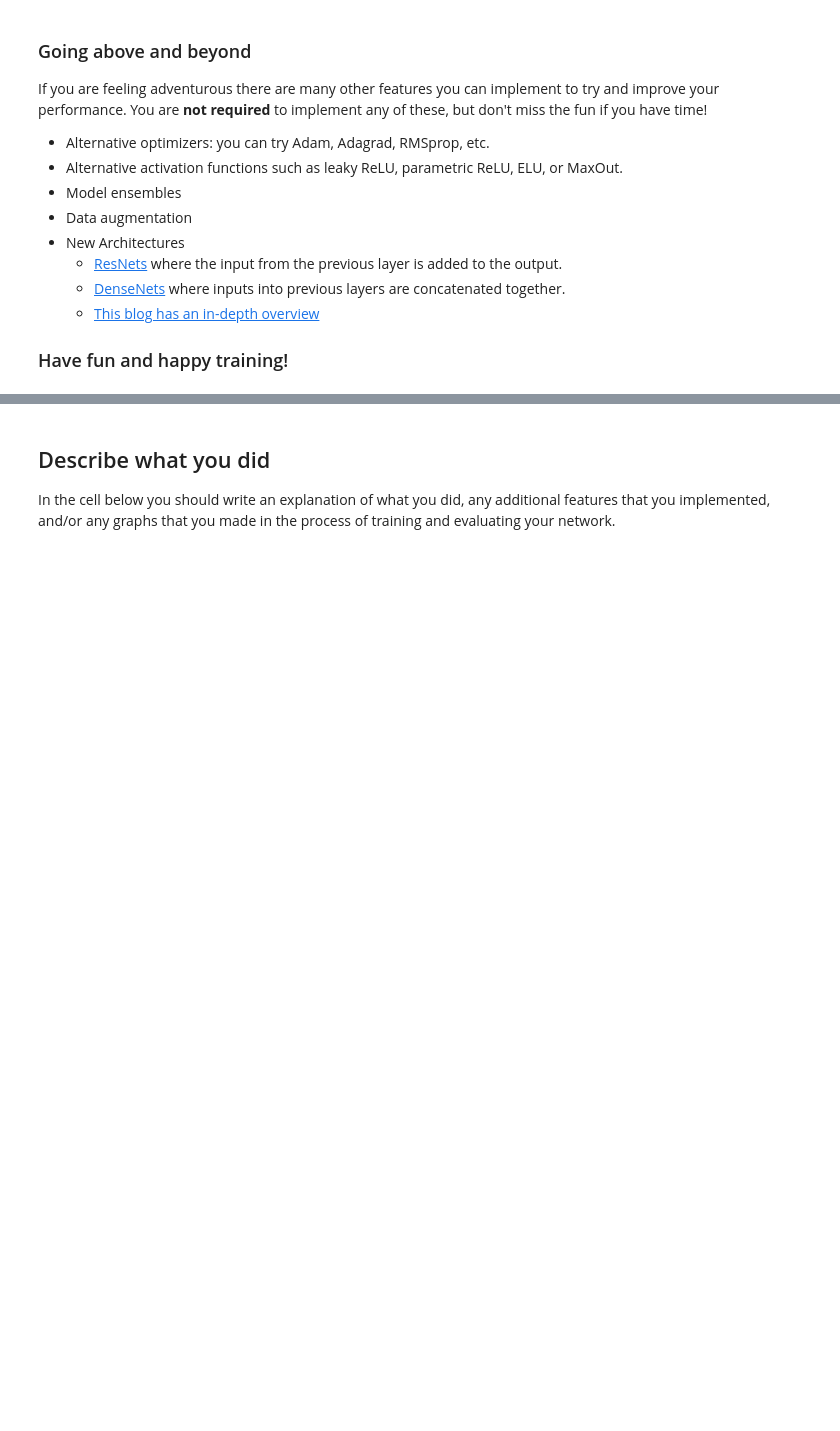
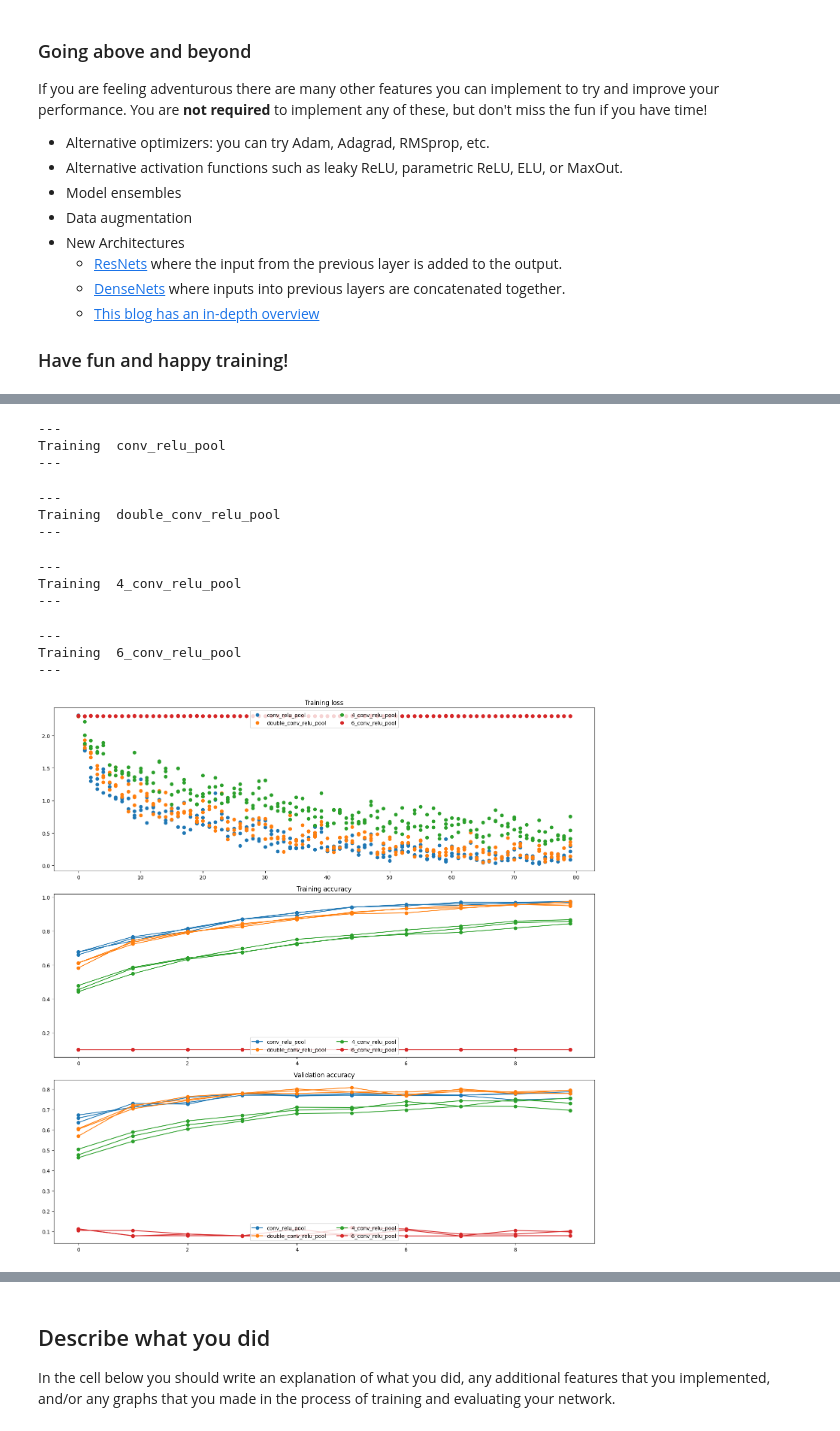
Before and after one commit to burichh/CS231n, a Jupyter notebook: assignment2/PyTorch.ipynb, the cells around one changed output, grey strips where cells are left out. Saved outputs shown, nothing was run; the diff lists cells and outputs as text; code cells hidden in the pictures; blank space fills up the shorter version.

Commit message:
Model architecture analysis added to PyTorch notebook.

```diff
--- a/assignment2/PyTorch.ipynb
+++ b/assignment2/PyTorch.ipynb
@@ -97,7 +102,7 @@ Now, let's load the CIFAR-10 dataset. This might take a couple minutes the first
 In previous parts of the assignment we had to write our own code to download the CIFAR-10 dataset, preprocess it, and iterate through it in minibatches; PyTorch provides convenient tools to automate this process for us.
 # %%
 NUM_TRAIN = 49000
-batch_size = 256
+batch_size = 64
 
 # The torchvision.transforms package provides tools for preprocessing data
 # and for performing data augmentation; here we set up a transform to
@@ -1207,15 +961,0 @@ model_resnet = nn.Sequential(
-# %%
-models = {}
-training_log = {}
-models['conv_relu_pool'] = model_conv_relu_pool
-models['model_double_conv_relu_pool'] = model_double_conv_relu_pool
-models['model_double_conv_bn_relu_pool'] = model_double_conv_bn_relu_pool
-models['model_multi_conv_bn_relu_pool'] = model_multi_conv_bn_relu_pool
-models['model_my_resnet'] = model_my_resnet
-models['model_resnet'] = model_resnet
-
-for name, model in models.items():
-    print('---\nTraining ', name, '\n---')
-    optimizer = optim.SGD(model.parameters(), lr=learning_rate, momentum=0.9, nesterov=True)
-    training_log[name] = my_train(model, optimizer, epochs=10)
-    print('\n')
@@ -1328,0 +1016,36 @@ plt.show()
+# %%
+def make_conv_relu_pool():
+    return ModelConvPoolLinear(num_of_conv=1, num_of_linear=1, use_batchnorm=False)
+
+def make_double_conv_relu_pool():
+    return ModelConvPoolLinear(num_of_conv=2, num_of_linear=1, use_batchnorm=False)
+
+def make_4_conv_relu_pool():
+    return ModelConvPoolLinear(num_of_conv=4, num_of_linear=1, use_batchnorm=False)
+
+def make_6_conv_relu_pool():
+    return ModelConvPoolLinear(num_of_conv=6, num_of_linear=1, use_batchnorm=False)
+
+model_generators = {
+    'conv_relu_pool': make_conv_relu_pool,
+    'double_conv_relu_pool': make_double_conv_relu_pool,
+    '4_conv_relu_pool': make_4_conv_relu_pool,
+    '6_conv_relu_pool': make_6_conv_relu_pool
+}
+
+training_log = train(model_generators)
+plot_loss_and_accuracies(training_log)
+# %% [output]
+---
+Training  conv_relu_pool
+---
+---
+Training  double_conv_relu_pool
+---
+---
+Training  4_conv_relu_pool
+---
+---
+Training  6_conv_relu_pool
+---
+[figure, added]
```
Also changed, not shown: parts of 29 cells of this notebook, 4 other files.
